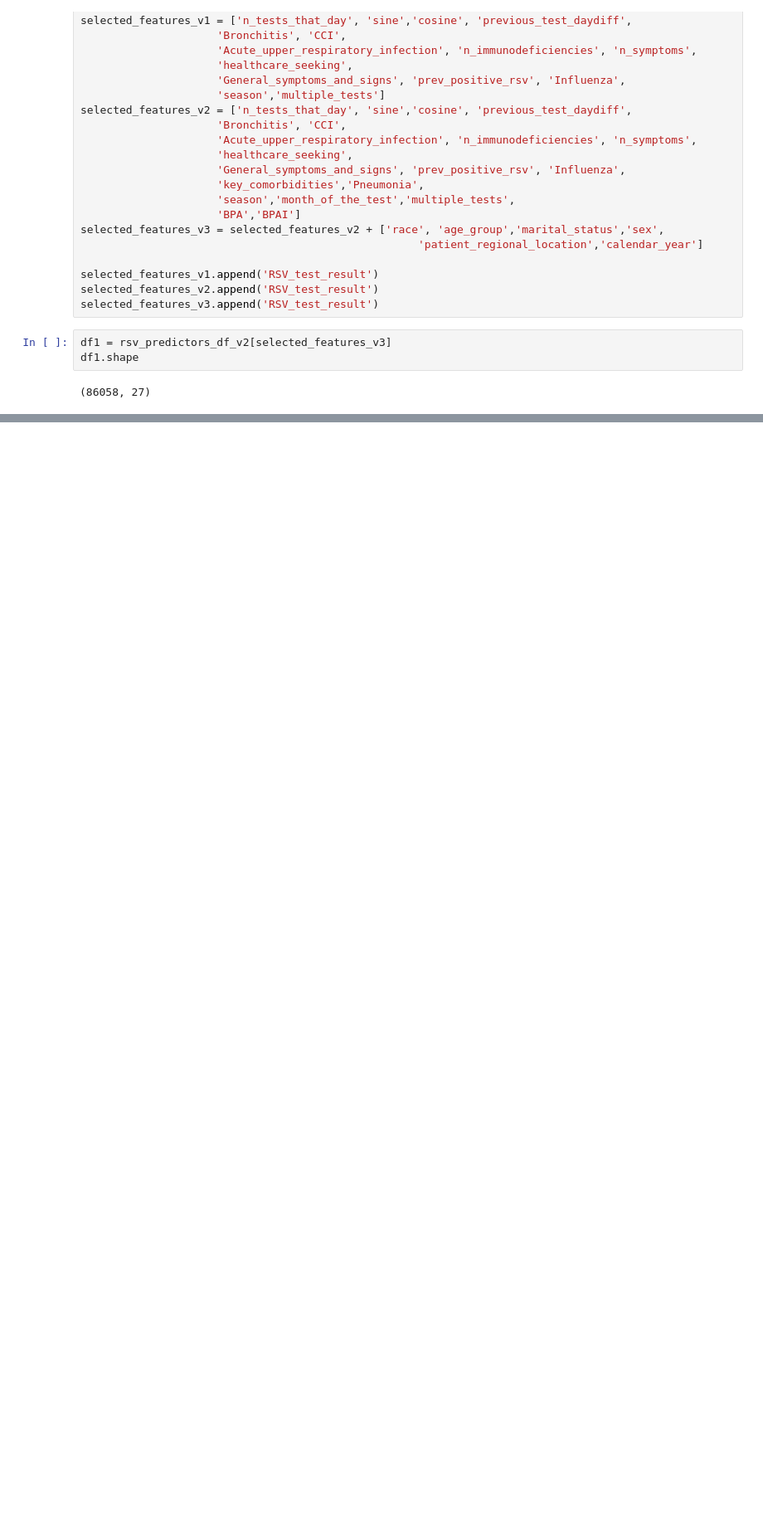
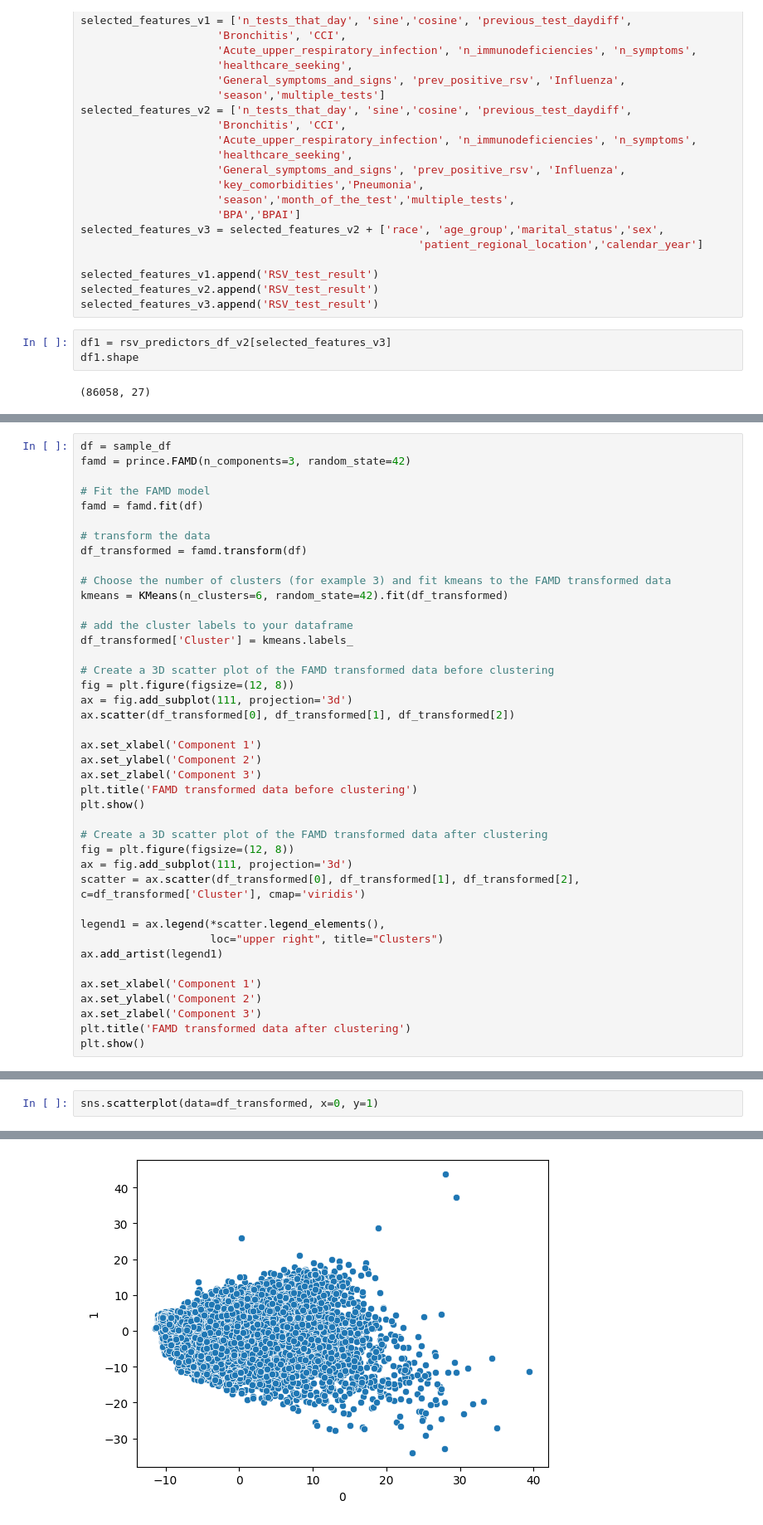
Before and after one commit to angelgldh/rsv_modelling_transfer_learning, a Jupyter notebook: notebooks/EDA.ipynb, the cells around one changed output, grey strips where cells are left out. Shown at 83% size. Saved outputs shown, nothing was run; the diff lists cells and outputs as text; blank space fills up the shorter version.

Commit message:
first initial approach to clustering

```diff
--- a/notebooks/EDA.ipynb
+++ b/notebooks/EDA.ipynb
@@ -362,0 +350,41 @@ MemoryError: Unable to allocate 27.6 GiB for an array with shape (86058, 86058)
+# %%
+df = sample_df
+famd = prince.FAMD(n_components=3, random_state=42)
+
+# Fit the FAMD model
+famd = famd.fit(df)
+
+# transform the data
+df_transformed = famd.transform(df)
+
+# Choose the number of clusters (for example 3) and fit kmeans to the FAMD transformed data
+kmeans = KMeans(n_clusters=6, random_state=42).fit(df_transformed)
+
+# add the cluster labels to your dataframe
+df_transformed['Cluster'] = kmeans.labels_
+
+# Create a 3D scatter plot of the FAMD transformed data before clustering
+fig = plt.figure(figsize=(12, 8))
+ax = fig.add_subplot(111, projection='3d')
+ax.scatter(df_transformed[0], df_transformed[1], df_transformed[2])
+
+ax.set_xlabel('Component 1')
+ax.set_ylabel('Component 2')
+ax.set_zlabel('Component 3')
+plt.title('FAMD transformed data before clustering')
+plt.show()
+
+# Create a 3D scatter plot of the FAMD transformed data after clustering
+fig = plt.figure(figsize=(12, 8))
+ax = fig.add_subplot(111, projection='3d')
+scatter = ax.scatter(df_transformed[0], df_transformed[1], df_transformed[2], c=df_transformed['Cluster'], cmap='viridis')
+
+legend1 = ax.legend(*scatter.legend_elements(),
+                    loc="upper right", title="Clusters")
+ax.add_artist(legend1)
+
+ax.set_xlabel('Component 1')
+ax.set_ylabel('Component 2')
+ax.set_zlabel('Component 3')
+plt.title('FAMD transformed data after clustering')
+plt.show()
@@ -362,0 +410,3 @@ MemoryError: Unable to allocate 27.6 GiB for an array with shape (86058, 86058)
+# %%
+sns.scatterplot(data=df_transformed, x=0, y=1)
+# %% [output]
@@ -362,0 +414 @@ MemoryError: Unable to allocate 27.6 GiB for an array with shape (86058, 86058)
+[figure, added]
```
Also changed, not shown: parts of 9 cells of this notebook.
